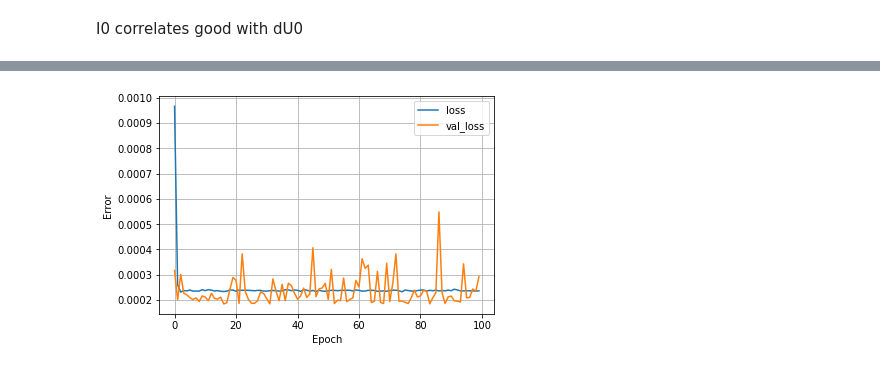
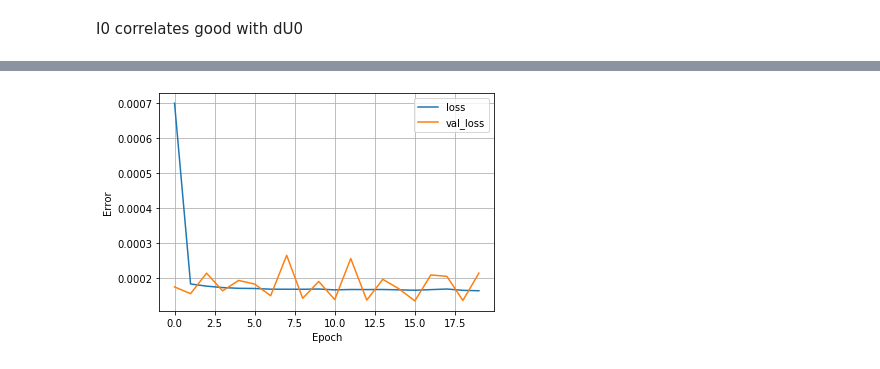
Before and after one commit to RomanovaDI/tbnnTurbulenceTraining, a Jupyter notebook: constantAngleSlopeDNS_U4e-1_A5_H1e-2_RANSsets/trainNN.ipynb, the cells around one changed output, grey strips where cells are left out. Drawn from its saved outputs; the diff is of its cells as text; code cells hidden in the pictures.

```diff
--- a/constantAngleSlopeDNS_U4e-1_A5_H1e-2_RANSsets/trainNN.ipynb
+++ b/constantAngleSlopeDNS_U4e-1_A5_H1e-2_RANSsets/trainNN.ipynb
@@ -127,9 +148,9 @@ def readTensor(fileName, folder, time, sz):
 	arr.columns = [fileName[0]+'0', fileName[0]+'1', fileName[0]+'2', fileName[0]+'3', fileName[0]+'4',\
                    fileName[0]+'5', fileName[0]+'6', fileName[0]+'7', fileName[0]+'8']
 	arr.loc[:,:] = arr.loc[:,:].astype(float)
-	return arr
-#	return arr[[fileName[0]+'0', fileName[0]+'1', fileName[0]+'2', fileName[0]+'4',\
-#                   fileName[0]+'5', fileName[0]+'8']]
+#	return arr
+	return arr[[fileName[0]+'0', fileName[0]+'1', fileName[0]+'2', fileName[0]+'4',\
+                   fileName[0]+'5', fileName[0]+'8']]
 # %%
 def readVector(fileName, folder, time, sz):
 	arr = pd.read_csv(folder+time+'/'+time+'/'+fileName[0], header=None, skiprows=23, nrows=sz, dtype=str)
@@ -626,10 +350,0 @@ linear_model.compile(
-# %%
-%%time
-history = linear_model.fit(
-    train_features,
-    train_labels['dU0'],
-    epochs=100,
-    # Suppress logging.
-    verbose=0,
-    # Calculate validation results on 20% of the training data.
-    validation_split = 0.2)
@@ -680,9 +385,9 @@ Non-trainable params: 3
 _________________________________________________________________
 # %%
 %%time
-history = dnn_I0_model.fit(
+history_dnn_I0 = dnn_I0_model.fit(
     train_features['res/I0'],
     train_labels['dU0'],
     validation_split=0.2,
-    verbose=0, epochs=100)
+    verbose=0, epochs=20)
 # %% [output]
@@ -691,4 +405,4 @@ Wall time: 7min 49s
 # %%
-plot_loss(history)
+plot_loss(history_dnn_I0)
 # %% [output]
-[figure, old version]
+[figure, new version]
```
Also changed, not shown: parts of 158 cells of this notebook.
